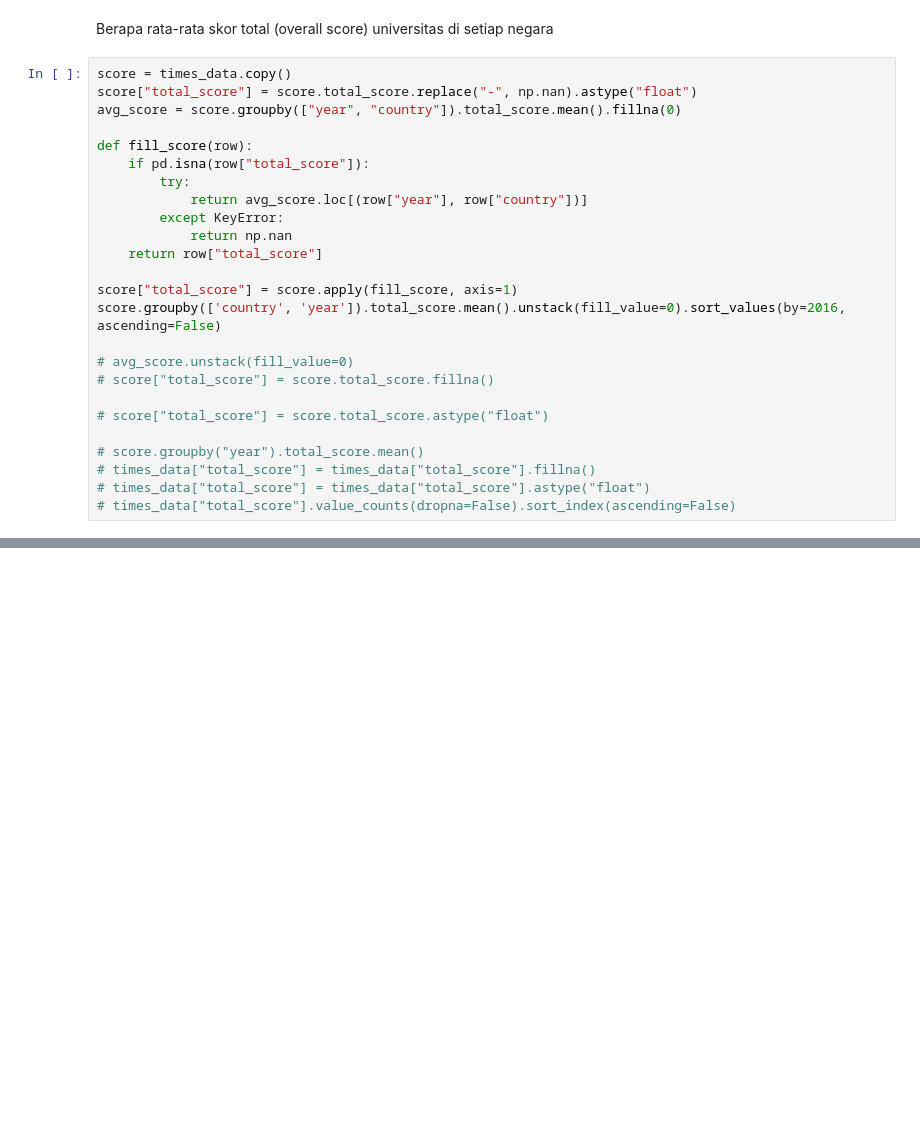
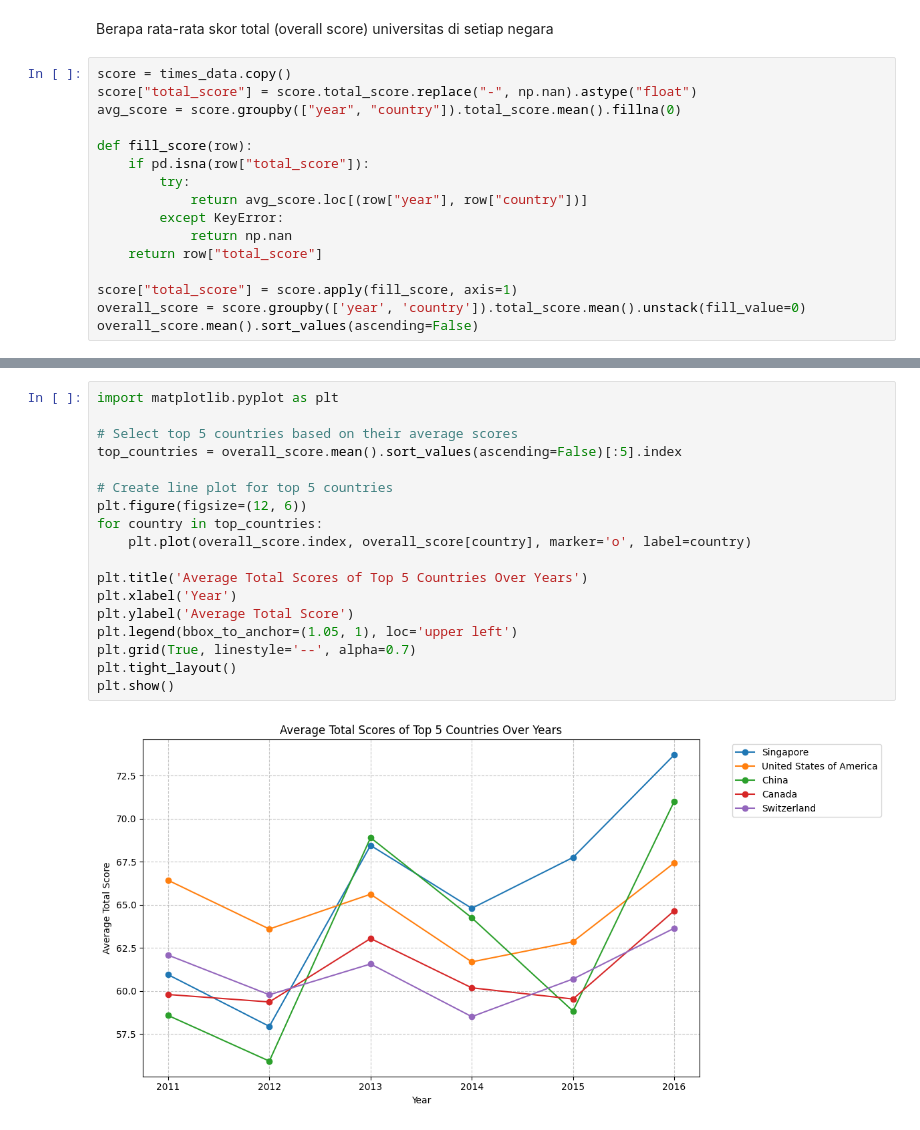
Before and after one commit to DavaIlham261/NLP-Practice-IMDB-Sentiment, a Jupyter notebook: app.ipynb, the cells around one changed output, grey strips where cells are left out. Saved outputs shown, nothing was run; the diff lists cells and outputs as text; blank space fills up the shorter version.

Commit message:
Implement code changes to enhance functionality and add visualization

```diff
--- a/app.ipynb
+++ b/app.ipynb
@@ -102,15 +111,6 @@ def fill_score(row):
     return row["total_score"]
 
 score["total_score"] = score.apply(fill_score, axis=1)
-score.groupby(['country', 'year']).total_score.mean().unstack(fill_value=0).sort_values(by=2016, ascending=False)
-
-# avg_score.unstack(fill_value=0)
-# score["total_score"] = score.total_score.fillna()
-
-# score["total_score"] = score.total_score.astype("float")
-
-# score.groupby("year").total_score.mean()
-# times_data["total_score"] = times_data["total_score"].fillna()
-# times_data["total_score"] = times_data["total_score"].astype("float")
-# times_data["total_score"].value_counts(dropna=False).sort_index(ascending=False)
+overall_score = score.groupby(['year', 'country']).total_score.mean().unstack(fill_value=0)
+overall_score.mean().sort_values(ascending=False)
 # %% [output]
@@ -130,0 +130,20 @@ score.groupby(['country', 'year']).total_score.mean().unstack(fill_value=0).sort
+# %%
+import matplotlib.pyplot as plt
+
+# Select top 5 countries based on their average scores
+top_countries = overall_score.mean().sort_values(ascending=False)[:5].index
+
+# Create line plot for top 5 countries
+plt.figure(figsize=(12, 6))
+for country in top_countries:
+    plt.plot(overall_score.index, overall_score[country], marker='o', label=country)
+
+plt.title('Average Total Scores of Top 5 Countries Over Years')
+plt.xlabel('Year')
+plt.ylabel('Average Total Score')
+plt.legend(bbox_to_anchor=(1.05, 1), loc='upper left')
+plt.grid(True, linestyle='--', alpha=0.7)
+plt.tight_layout()
+plt.show()
+# %% [output]
+[figure, added]
```
Also changed, not shown: parts of 4 cells of this notebook.
